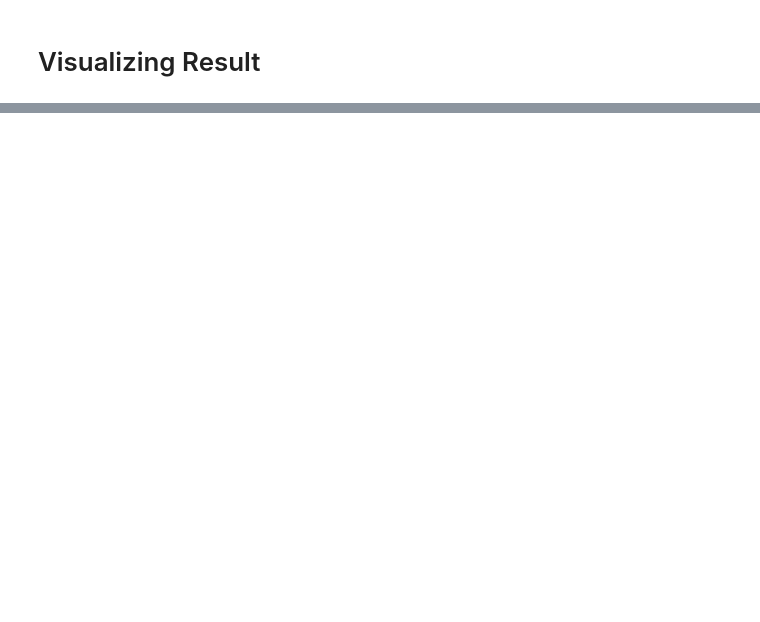
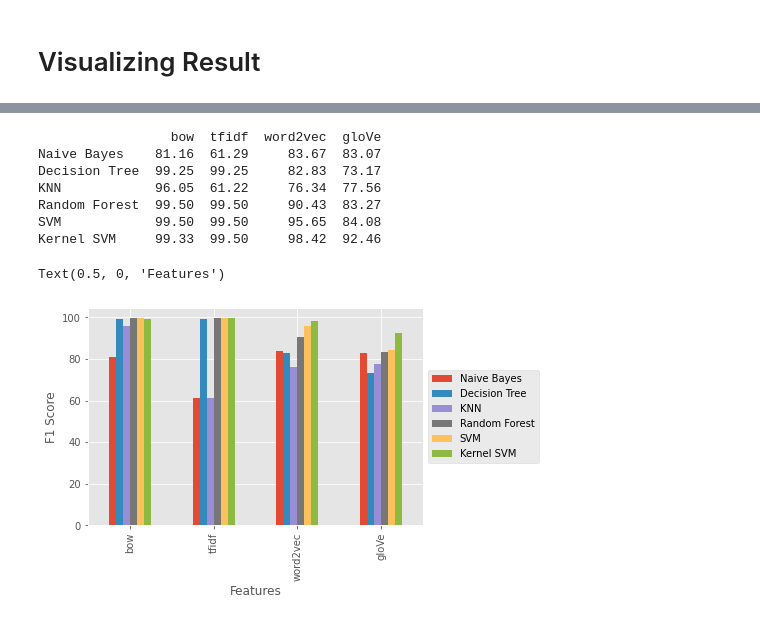
Before and after one commit to gargi91/Depression-Detection-Using-Social-Media, a Jupyter notebook: Traditional_Model_Implementation.ipynb, the cells around one changed output, grey strips where cells are left out. Saved outputs shown, nothing was run; the diff lists cells and outputs as text; code cells hidden in the pictures; blank space fills up the shorter version.

```diff
--- a/Traditional_Model_Implementation.ipynb
+++ b/Traditional_Model_Implementation.ipynb
@@ -978,11 +1169,21 @@ plt.xlabel('Features')
 # %%
-df_fscore = pd.DataFrame(d_recall)
+df_fscore = pd.DataFrame(d_fscore)
 print(df_fscore)
 
 df_fscore.transpose().plot.bar()
 plt.legend(loc='center left', bbox_to_anchor=(1.0, 0.5))
 plt.ylabel('F1 Score')
 plt.xlabel('Features')
+# %% [output]
+                 bow  tfidf  word2vec  gloVe
+Naive Bayes    81.16  61.29     83.67  83.07
+Decision Tree  99.25  99.25     82.83  73.17
+KNN            96.05  61.22     76.34  77.56
+Random Forest  99.50  99.50     90.43  83.27
+SVM            99.50  99.50     95.65  84.08
+Kernel SVM     99.33  99.50     98.42  92.46
+Text(0.5, 0, 'Features')
+[figure, added]
 # %%
 df_precision = pd.DataFrame(d_precision)
 print(df_precision)
```
Also changed, not shown: parts of 55 cells of this notebook, 2 other files.
